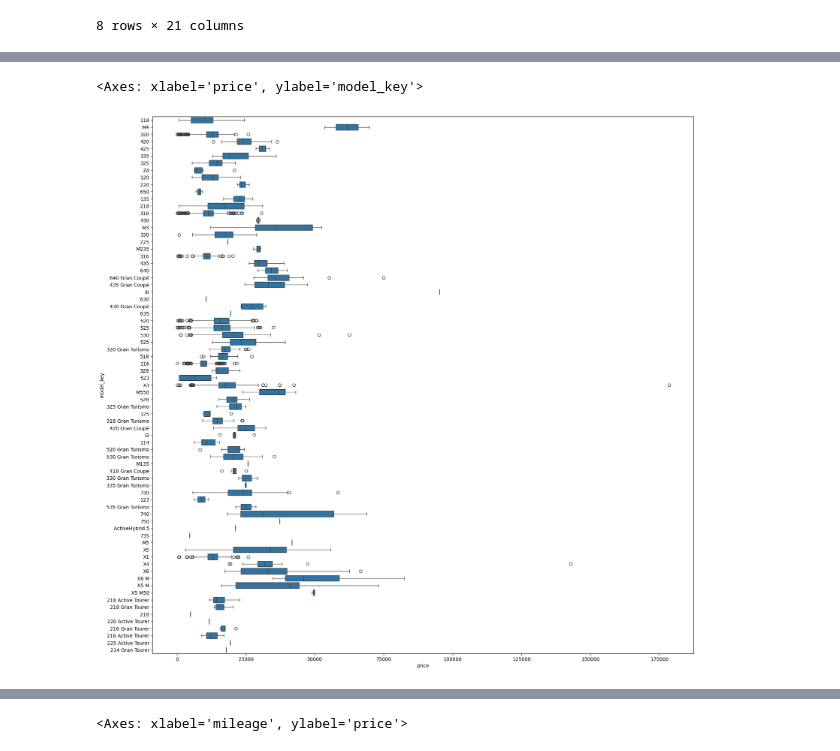
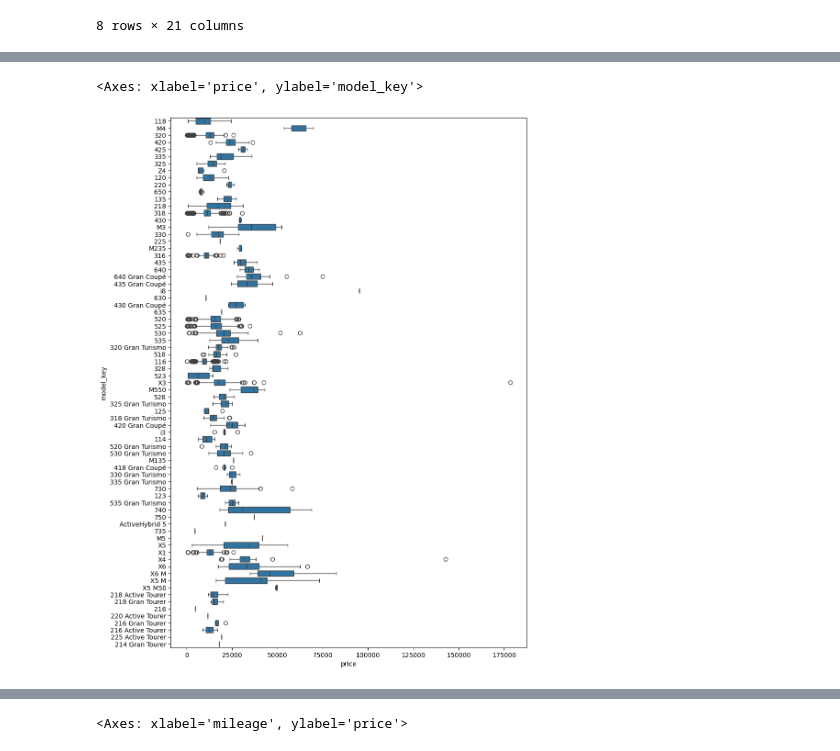
Before and after one commit to LucasMatBorges/Data_Analysis_Python, a Jupyter notebook: Car_pricing_Analysis.ipynb, the cells around one changed output, grey strips where cells are left out. Drawn from its saved outputs; the diff is of its cells as text; code cells hidden in the pictures.

```diff
--- a/Car_pricing_Analysis.ipynb
+++ b/Car_pricing_Analysis.ipynb
@@ -257,3 +252,0 @@ plt.tight_layout()
-# %%
-### opcao 2: deixar a coluna binária (diesel vs outros)
-df['fuel'] = df['fuel'].apply(lambda x:'Diesel' if x == 'Diesel' else 'Outros')
@@ -305,7 +309,7 @@ df['engine_power'].plot(kind = 'box')
 # %%
-plt.figure(figsize=(20,20))
+plt.figure(figsize=(10,15))
 sns.boxplot(y=df['model_key'], x=df['price'])
 # %% [output]
 <Axes: xlabel='price', ylabel='model_key'>
-[figure, old version]
+[figure, new version]
 # %%
```
Also changed, not shown: parts of 47 cells of this notebook, 1 other file.
